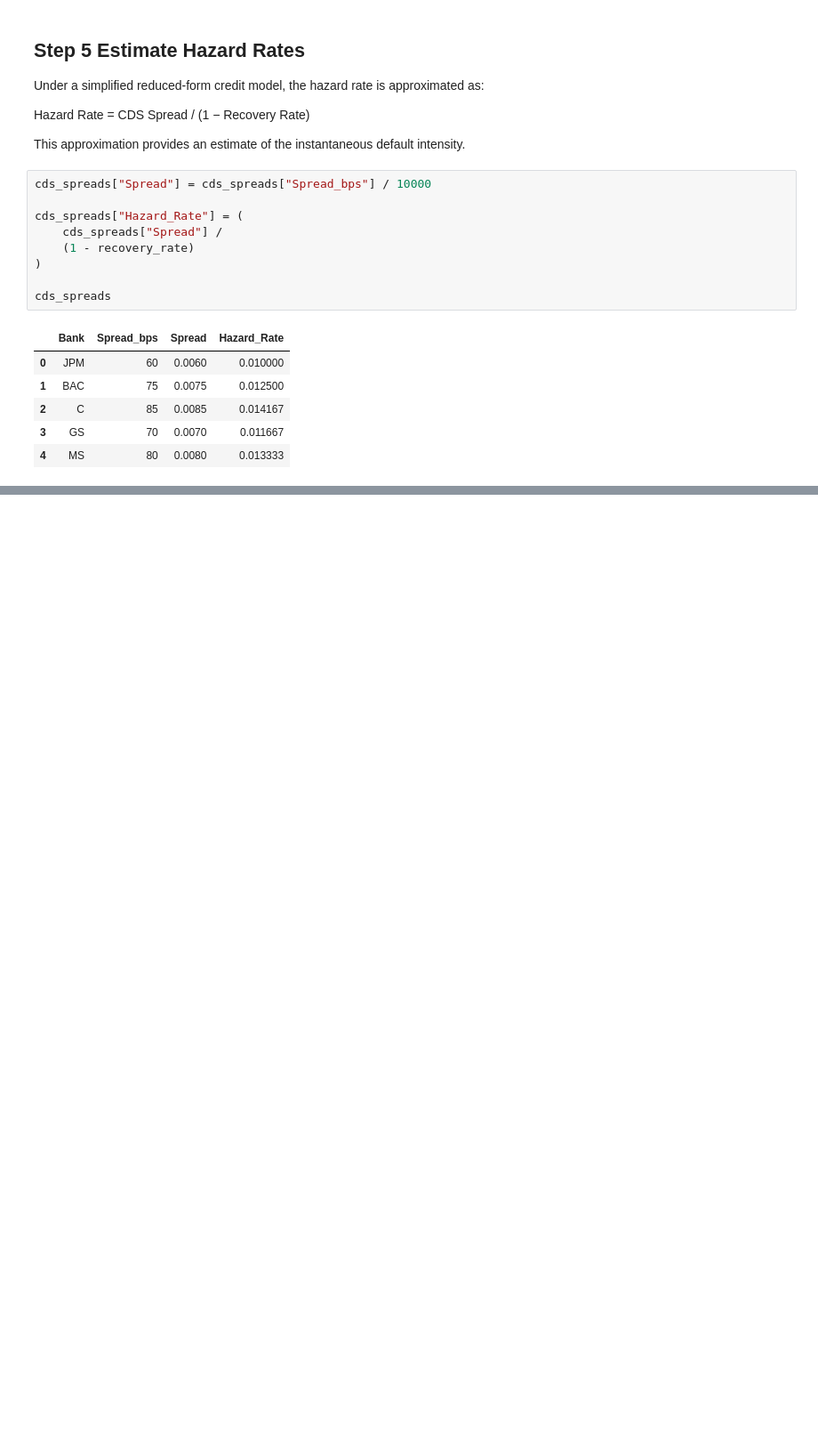
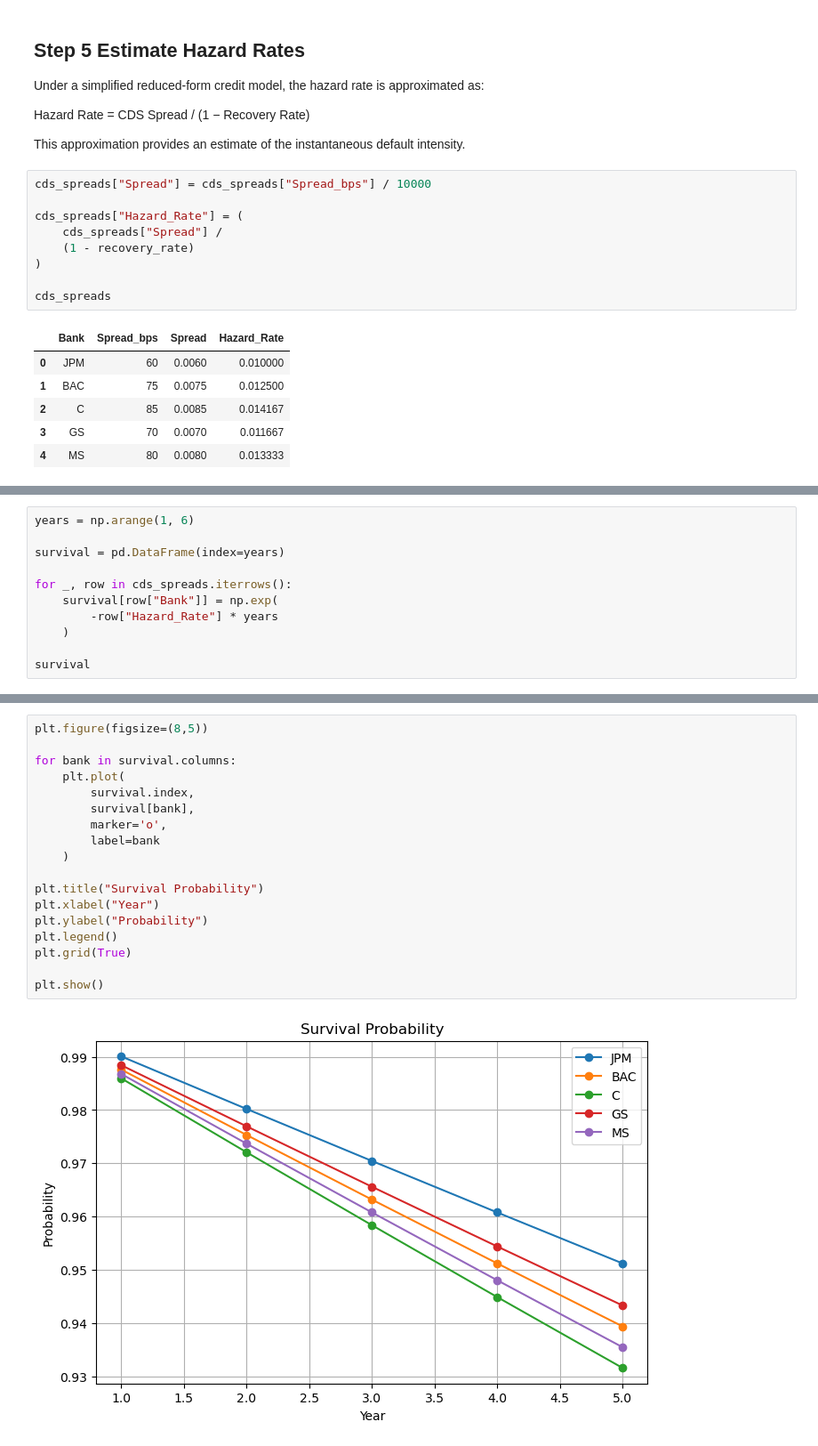
Before and after one commit to Lilly0813/Credit-risk-modeling, a Jupyter notebook: Notebooks/02_default_probability_model.ipynb, the cells around one changed output, grey strips where cells are left out. Shown at 89% size. Drawn from its saved outputs; the diff is of its cells as text; blank space fills up the shorter version.

```diff
--- a/Notebooks/02_default_probability_model.ipynb
+++ b/Notebooks/02_default_probability_model.ipynb
@@ -86,0 +102,11 @@ cds_spreads
+# %%
+years = np.arange(1, 6)
+
+survival = pd.DataFrame(index=years)
+
+for _, row in cds_spreads.iterrows():
+    survival[row["Bank"]] = np.exp(
+        -row["Hazard_Rate"] * years
+    )
+
+survival
@@ -86,0 +145,20 @@ cds_spreads
+# %%
+plt.figure(figsize=(8,5))
+
+for bank in survival.columns:
+    plt.plot(
+        survival.index,
+        survival[bank],
+        marker='o',
+        label=bank
+    )
+
+plt.title("Survival Probability")
+plt.xlabel("Year")
+plt.ylabel("Probability")
+plt.legend()
+plt.grid(True)
+
+plt.show()
+# %% [output]
+[figure, added]
```
Also changed, not shown: parts of 9 cells of this notebook.
